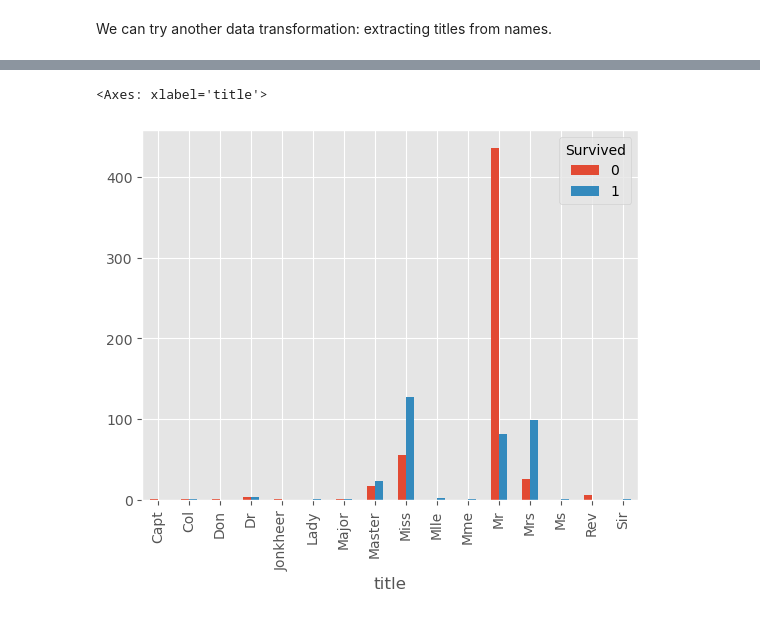
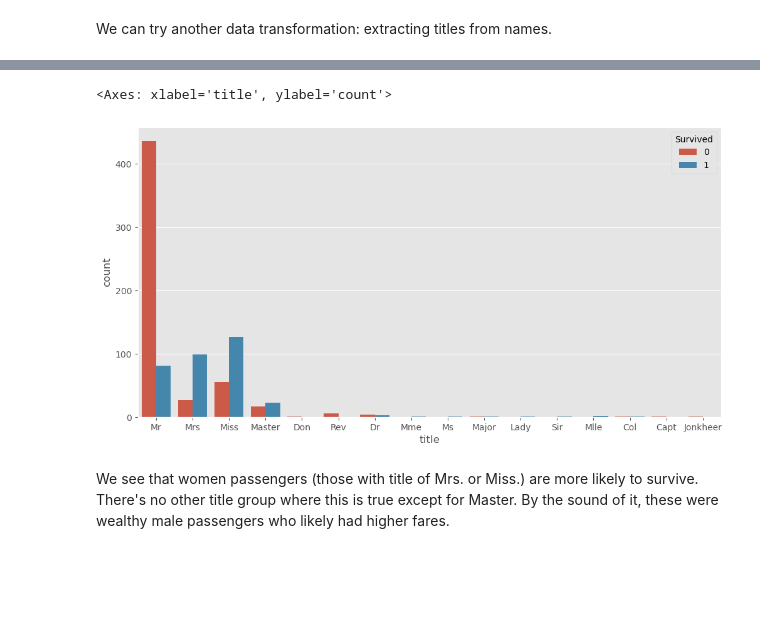
Before and after one commit to iherman10/titanic, a Jupyter notebook: titanic_2.ipynb, the cells around one changed output, grey strips where cells are left out. Saved outputs shown, nothing was run; the diff lists cells and outputs as text; code cells hidden in the pictures; blank space fills up the shorter version.

```diff
--- a/titanic_2.ipynb
+++ b/titanic_2.ipynb
@@ -302,7 +257,8 @@ grouped_df
 # %%
-grouped_df = explore.groupby('title')['Survived'].value_counts().unstack()
-
-grouped_df.plot(kind='bar')
+plt.figure(figsize=(12, 6))
+sns.countplot(explore, x='title', hue='Survived')
 # %% [output]
-<Axes: xlabel='title'>
+<Axes: xlabel='title', ylabel='count'>
-[figure, old version]
+[figure, new version]
+# %% [markdown]
+We see that women passengers (those with title of Mrs. or Miss.) are more likely to survive. There's no other title group where this is true except for Master. By the sound of it, these were wealthy male passengers who likely had higher fares.
```
Also changed, not shown: parts of 5 cells of this notebook.
